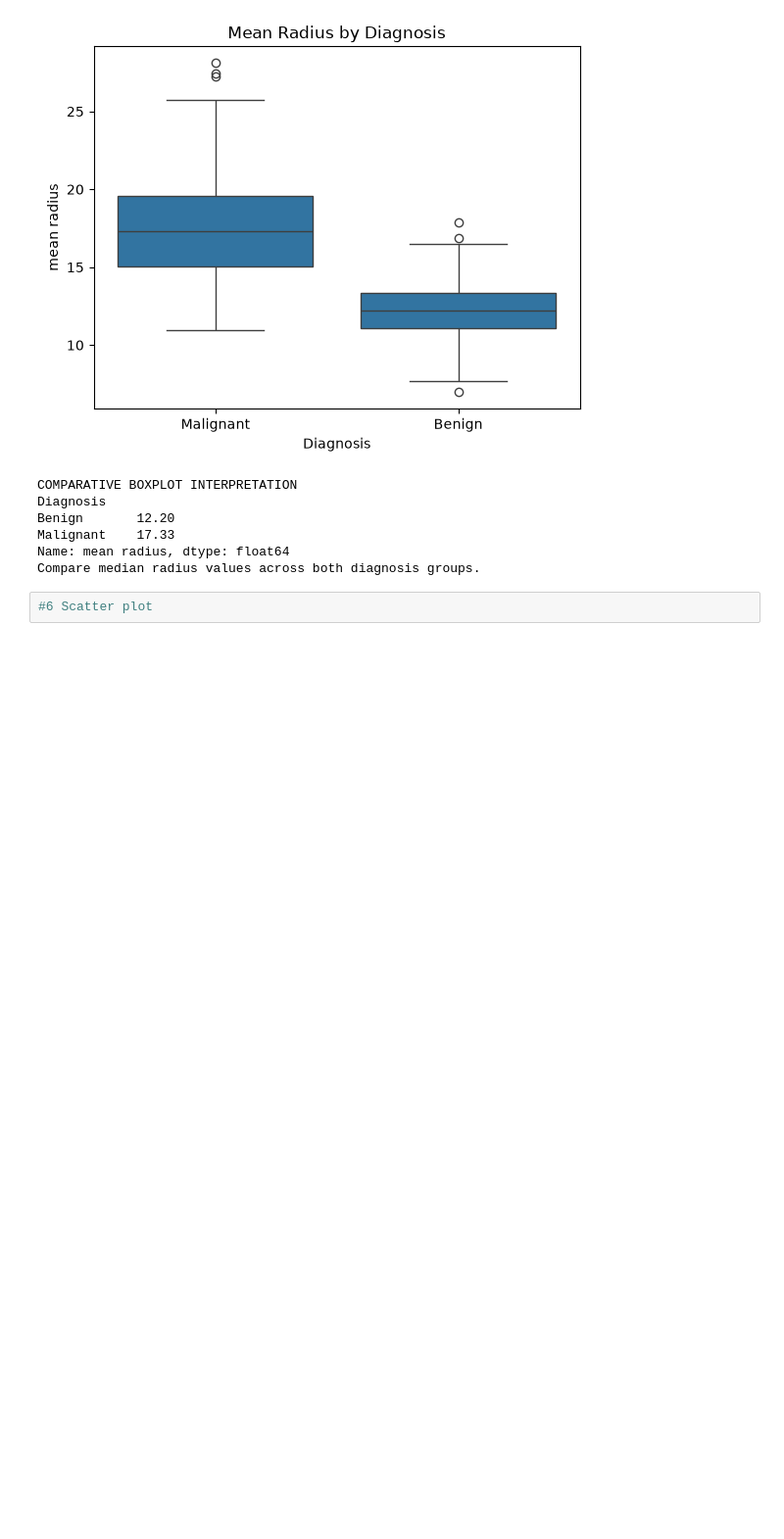
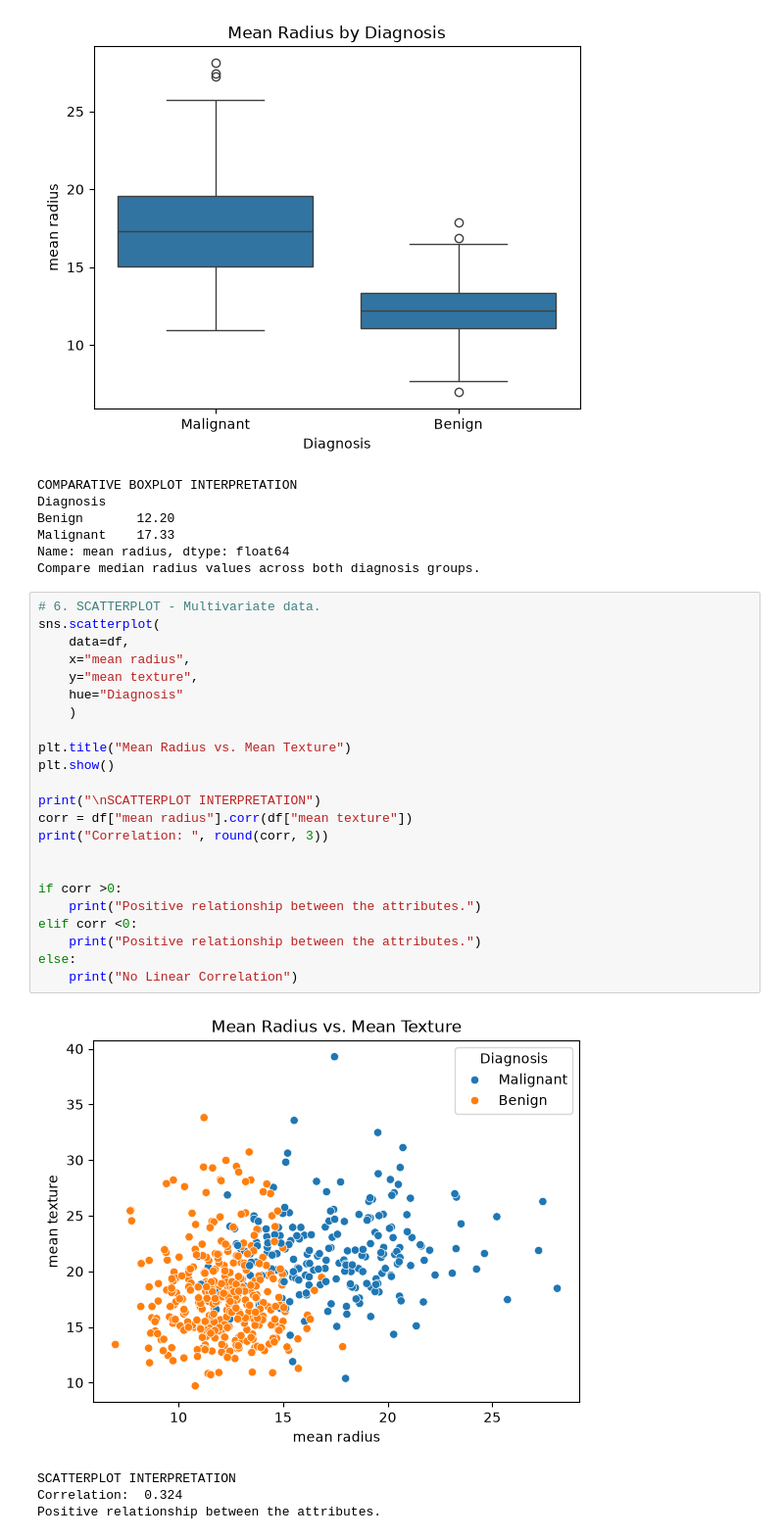
Before and after one commit to dhirtiman/datascipy, a Jupyter notebook: LAB/p5.ipynb, the cells around one changed output. Shown at 98% size. Cells and saved outputs as stored; diff of their text form; blank space fills up the shorter version.

```diff
--- a/LAB/p5.ipynb
+++ b/LAB/p5.ipynb
@@ -139,4 +139,30 @@ Malignant    17.33
 Name: mean radius, dtype: float64
 Compare median radius values across both diagnosis groups.
 # %%
-#6 Scatter plot
+# 6. SCATTERPLOT - Multivariate data.
+sns.scatterplot(
+    data=df,
+    x="mean radius",
+    y="mean texture",
+    hue="Diagnosis"
+    )
+
+plt.title("Mean Radius vs. Mean Texture")
+plt.show()
+
+print("\nSCATTERPLOT INTERPRETATION")
+corr = df["mean radius"].corr(df["mean texture"])
+print("Correlation: ", round(corr, 3))
+
+
+if corr >0:
+    print("Positive relationship between the attributes.")
+elif corr <0:
+    print("Positive relationship between the attributes.")
+else:
+    print("No Linear Correlation")
+# %% [output]
+[figure, added]
+SCATTERPLOT INTERPRETATION
+Correlation:  0.324
+Positive relationship between the attributes.
```
Also changed, not shown: parts of 2 cells of this notebook, 4 other files.
